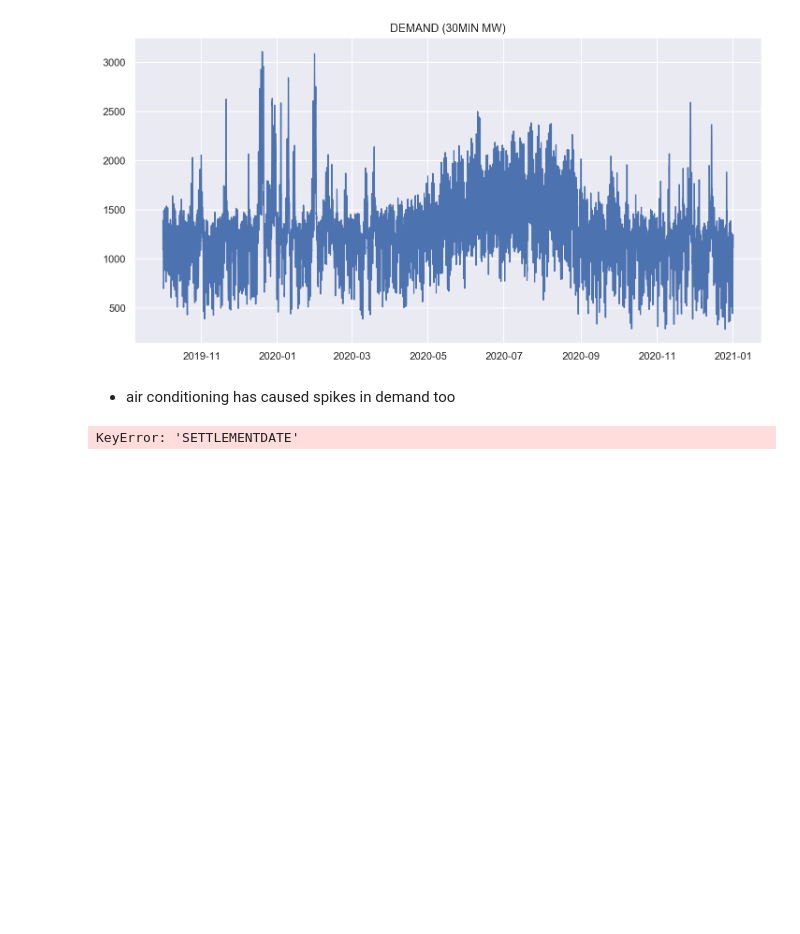
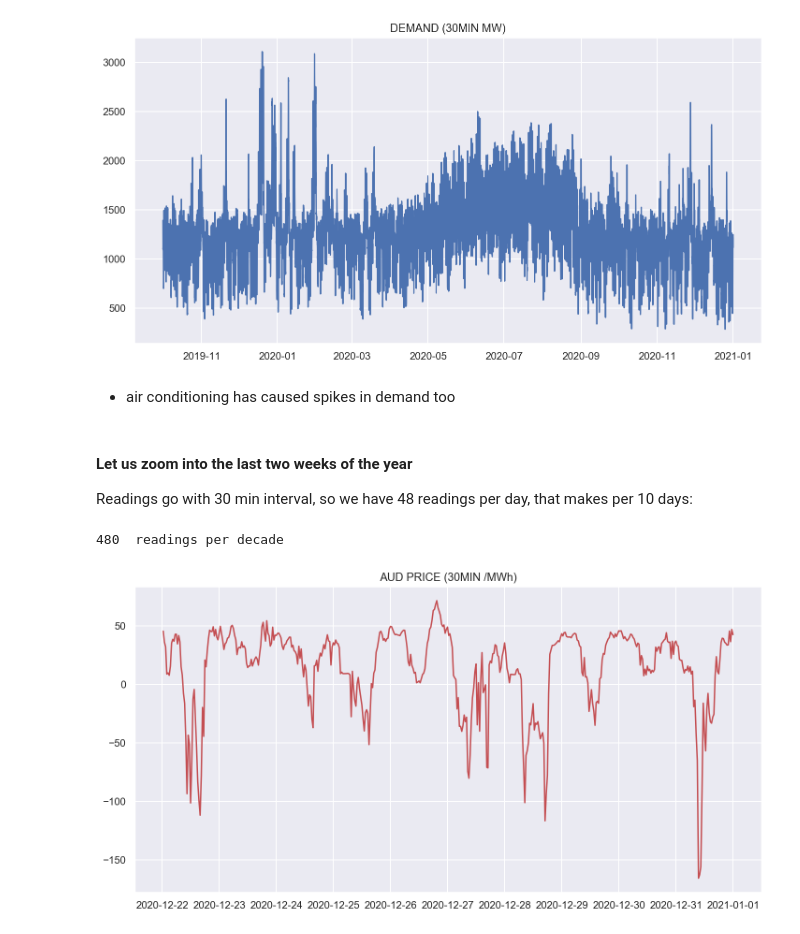
Before and after one commit to KonstantinKonakov/SA-electic-power-prices, a Jupyter notebook: AEMO_power_market_study.ipynb, the cells around one changed output. Cells and saved outputs as stored; diff of their text form; code cells hidden in the pictures; blank space fills up the shorter version.

Commit message:
added zoom-in plots for the last decade

```diff
--- a/AEMO_power_market_study.ipynb
+++ b/AEMO_power_market_study.ipynb
@@ -159,16 +159,3 @@ plt.show()
 [figure]
 # %% [markdown]
 * air conditioning has caused spikes in demand too
-# %%
-#df[['SETTLEMENTDATE','RRP']].plot(); #[0:-100]
-#sns.lineplot(data = df[['','RRP']])
-
-
-
-x = np.array(df['SETTLEMENTDATE'][:-100])
-y = np.array(df['RRP'][:-100])
-plt.figure(figsize=(15,6))
-plt.plot(x,y)
-plt.show()
-# %% [output]
-KeyError: 'SETTLEMENTDATE'
@@ -176,0 +162,17 @@ df['RRP'].plot()
+# %% [markdown]
+#### Let us zoom into the last two weeks of the year
+
+Readings go with 30 min interval, so we have 48 readings per day, that makes per 10 days:
+# %%
+zoomlmt = 48*10
+print(zoomlmt, ' readings per decade')
+# %% [output]
+480  readings per decade
+# %%
+plt.figure(figsize=(12, 6))
+plt.plot(df.RRP[-zoomlmt:],'r')
+plt.title('AUD PRICE (30MIN /MWh)')
+plt.grid(True)
+plt.show()
+# %% [output]
+[figure, added]
```
Also changed, not shown: parts of 4 cells of this notebook.
